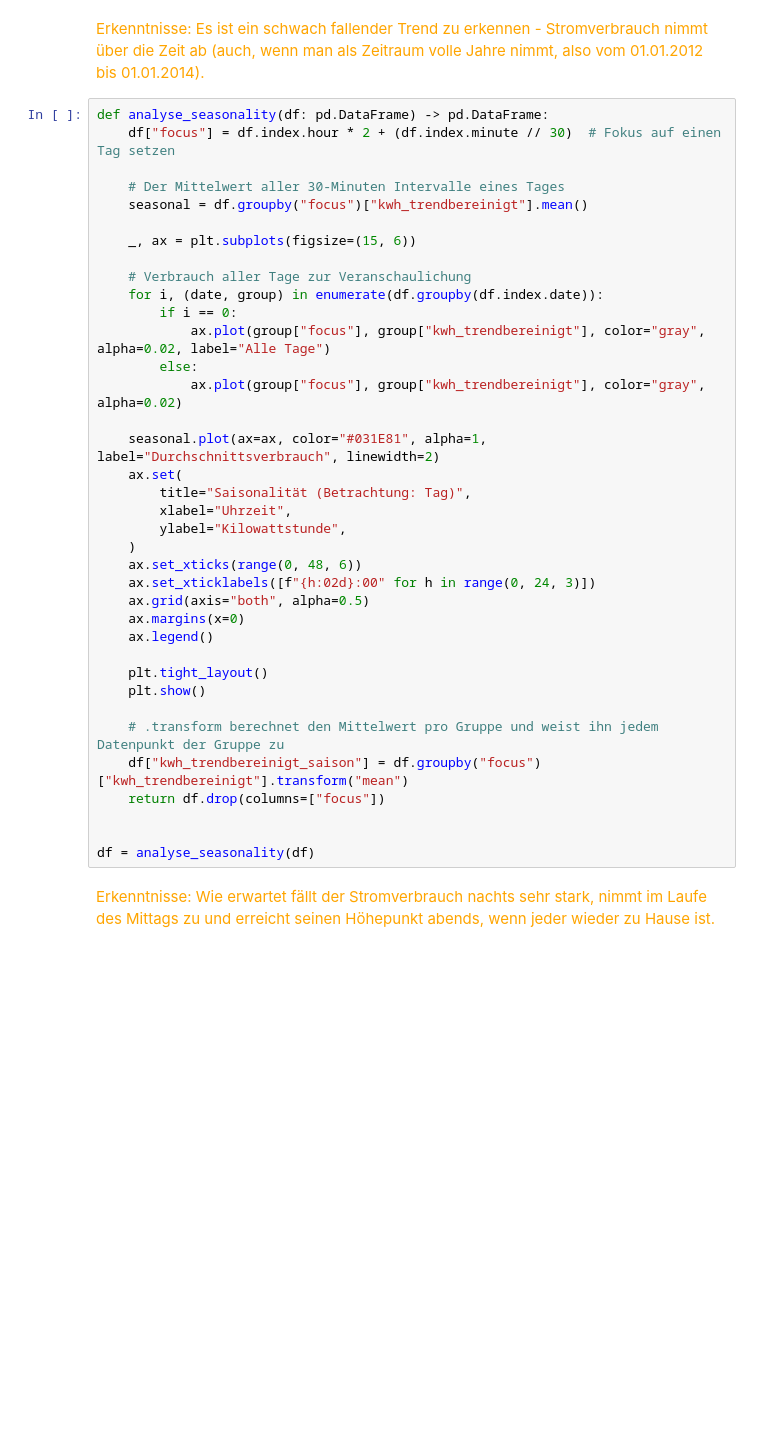
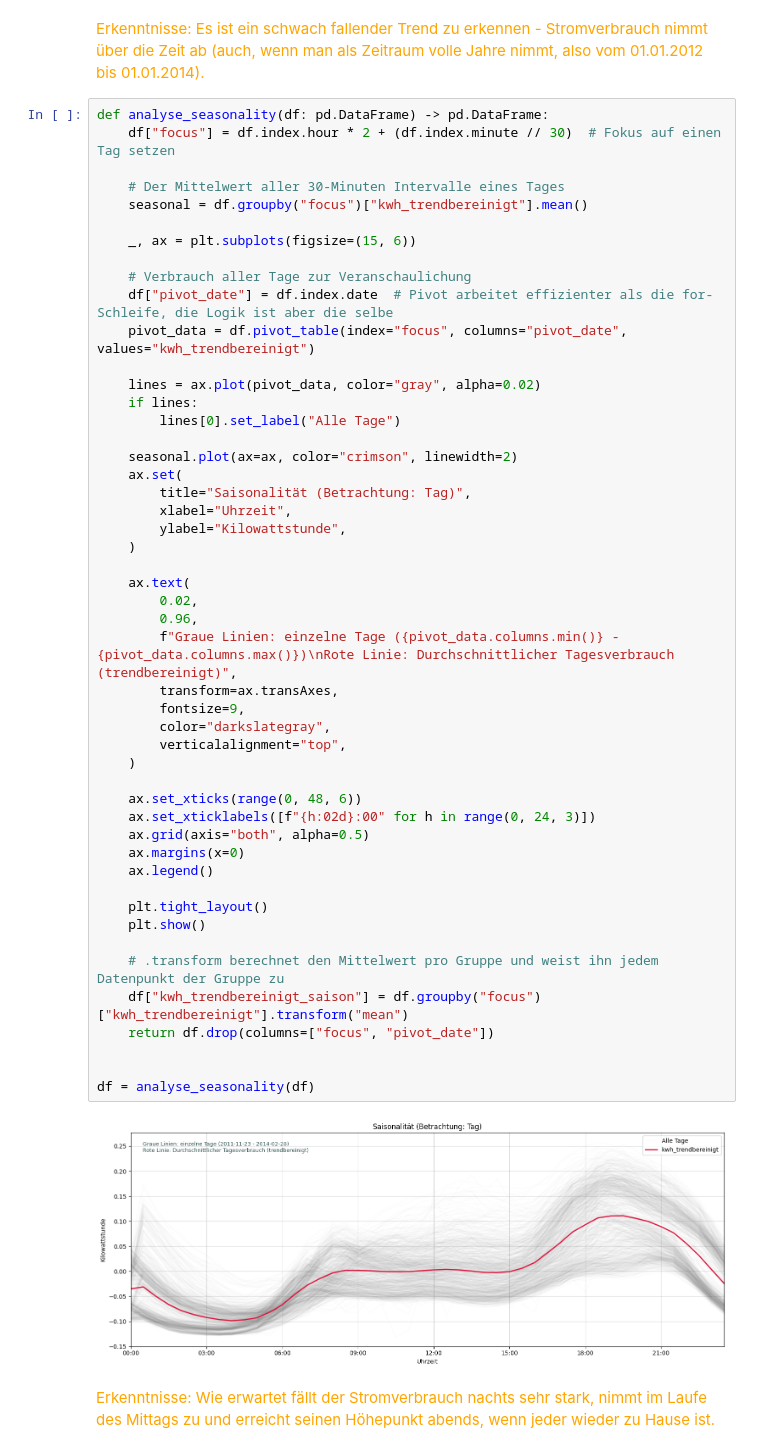
Before and after one commit to vasv1011/semester-3-projekte, a Jupyter notebook: Abgabe 1/analyse_testing.ipynb, the cells around one changed output. Cells and saved outputs as stored; diff of their text form; blank space fills up the shorter version.

```diff
--- a/Abgabe 1/analyse_testing.ipynb
+++ b/Abgabe 1/analyse_testing.ipynb
@@ -111,40 +150,54 @@ Erkenntnisse: Es ist ein schwach fallender Trend zu erkennen - Stromverbrauch ni
 # %%
 def analyse_seasonality(df: pd.DataFrame) -> pd.DataFrame:
     df["focus"] = df.index.hour * 2 + (df.index.minute // 30)  # Fokus auf einen Tag setzen
 
     # Der Mittelwert aller 30-Minuten Intervalle eines Tages
     seasonal = df.groupby("focus")["kwh_trendbereinigt"].mean()
 
     _, ax = plt.subplots(figsize=(15, 6))
 
     # Verbrauch aller Tage zur Veranschaulichung
-    for i, (date, group) in enumerate(df.groupby(df.index.date)):
-        if i == 0:
-            ax.plot(group["focus"], group["kwh_trendbereinigt"], color="gray", alpha=0.02, label="Alle Tage")
-        else:
-            ax.plot(group["focus"], group["kwh_trendbereinigt"], color="gray", alpha=0.02)
+    df["pivot_date"] = df.index.date  # Pivot arbeitet effizienter als die for-Schleife, die Logik ist aber die selbe
+    pivot_data = df.pivot_table(index="focus", columns="pivot_date", values="kwh_trendbereinigt")
 
-    seasonal.plot(ax=ax, color="#031E81", alpha=1, label="Durchschnittsverbrauch", linewidth=2)
+    lines = ax.plot(pivot_data, color="gray", alpha=0.02)
+    if lines:
+        lines[0].set_label("Alle Tage")
+
+    seasonal.plot(ax=ax, color="crimson", linewidth=2)
     ax.set(
         title="Saisonalität (Betrachtung: Tag)",
         xlabel="Uhrzeit",
         ylabel="Kilowattstunde",
     )
+
+    ax.text(
+        0.02,
+        0.96,
+        f"Graue Linien: einzelne Tage ({pivot_data.columns.min()} - {pivot_data.columns.max()})\nRote Linie: Durchschnittlicher Tagesverbrauch (trendbereinigt)",
+        transform=ax.transAxes,
+        fontsize=9,
+        color="darkslategray",
+        verticalalignment="top",
+    )
+
     ax.set_xticks(range(0, 48, 6))
     ax.set_xticklabels([f"{h:02d}:00" for h in range(0, 24, 3)])
     ax.grid(axis="both", alpha=0.5)
     ax.margins(x=0)
     ax.legend()
 
     plt.tight_layout()
     plt.show()
 
     # .transform berechnet den Mittelwert pro Gruppe und weist ihn jedem Datenpunkt der Gruppe zu
     df["kwh_trendbereinigt_saison"] = df.groupby("focus")["kwh_trendbereinigt"].transform("mean")
-    return df.drop(columns=["focus"])
+    return df.drop(columns=["focus", "pivot_date"])
 
 
 df = analyse_seasonality(df)
+# %% [output]
+[figure, added]
 # %% [markdown]
 <font color="orange">
 Erkenntnisse: Wie erwartet fällt der Stromverbrauch nachts sehr stark, nimmt im Laufe des Mittags zu und erreicht seinen Höhepunkt abends, wenn jeder wieder zu Hause ist.
```
Also changed, not shown: parts of 34 cells of this notebook, 1 other file.
